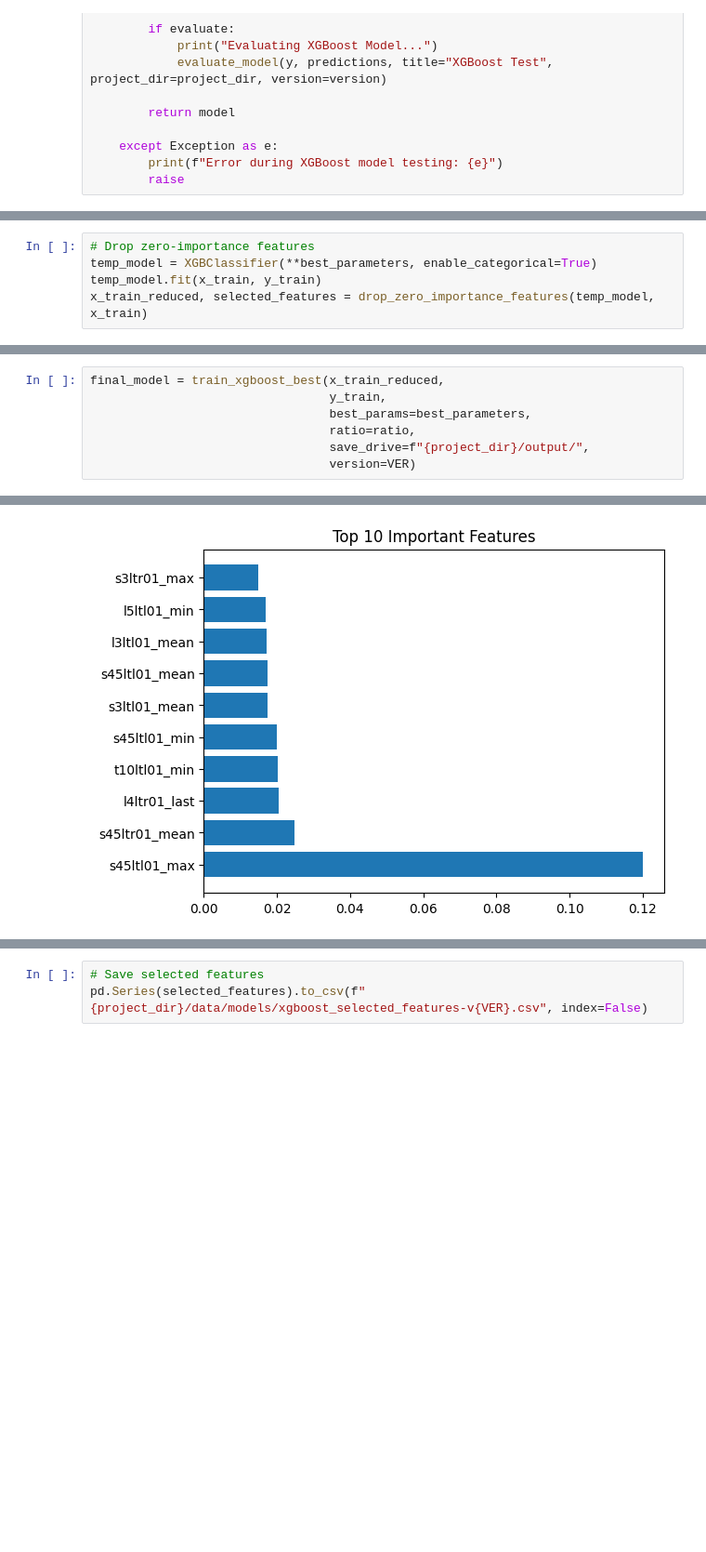
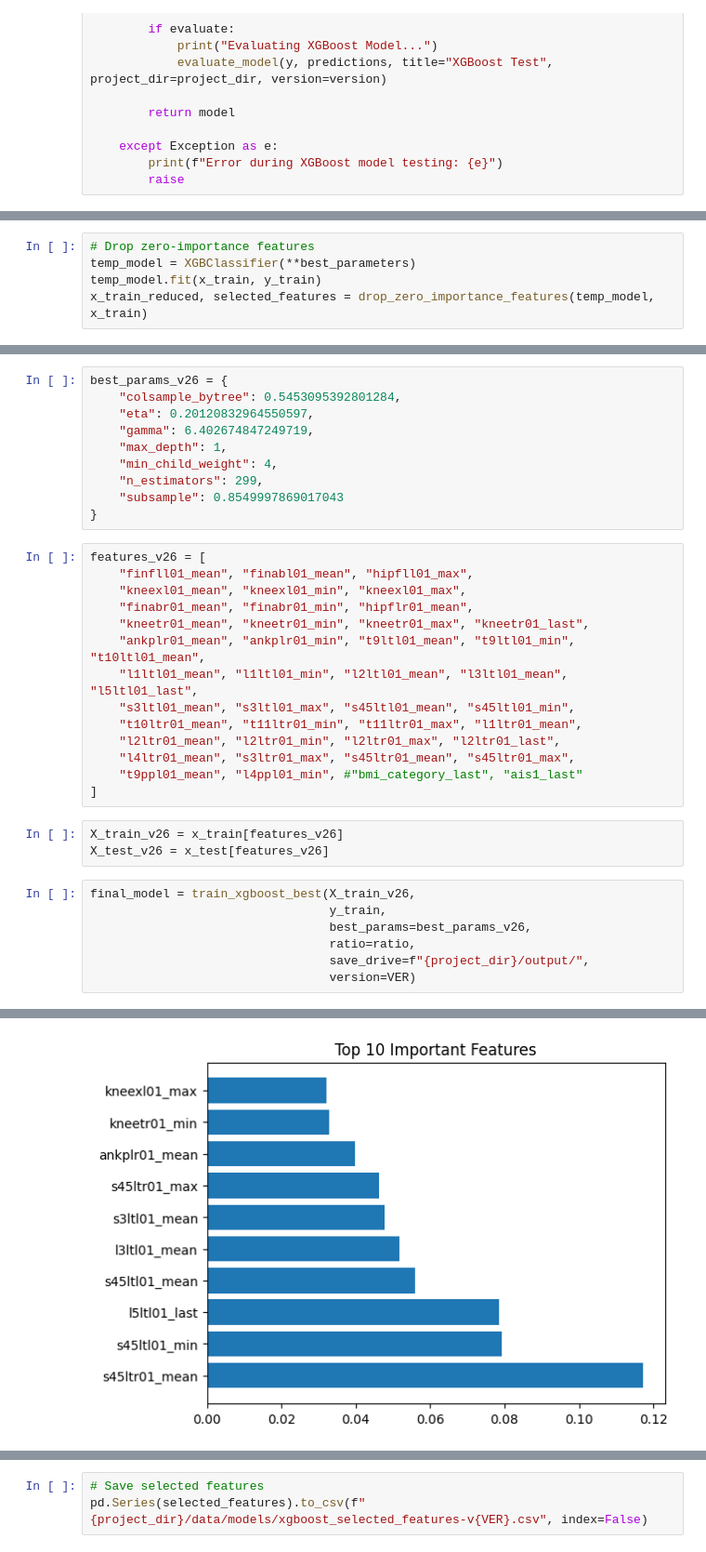
Before and after one commit to carrliitos/kaggle-ASIA_Functional_Track, a Jupyter notebook: notebooks/04_xgb.ipynb, the cells around one changed output, grey strips where cells are left out. Shown at 93% size. Cells and saved outputs as stored; diff of their text form; blank space fills up the shorter version.

```diff
--- a/notebooks/04_xgb.ipynb
+++ b/notebooks/04_xgb.ipynb
@@ -691,6 +690,6 @@ Best Parameters: {'colsample_bytree': np.float64(0.6428725293838617), 'eta': np.
 # %%
 # Drop zero-importance features
-temp_model = XGBClassifier(**best_parameters, enable_categorical=True)
+temp_model = XGBClassifier(**best_parameters)
 temp_model.fit(x_train, y_train)
 x_train_reduced, selected_features = drop_zero_importance_features(temp_model, x_train)
 # %% [output]
@@ -698,7 +701,34 @@ Selected 1710 features out of 1710
+# %%
+best_params_v26 = {
+    "colsample_bytree": 0.5453095392801284,
+    "eta": 0.20120832964550597,
+    "gamma": 6.402674847249719,
+    "max_depth": 1,
+    "min_child_weight": 4,
+    "n_estimators": 299,
+    "subsample": 0.8549997869017043
+}
+# %%
+features_v26 = [
+    "finfll01_mean", "finabl01_mean", "hipfll01_max",
+    "kneexl01_mean", "kneexl01_min", "kneexl01_max",
+    "finabr01_mean", "finabr01_min", "hipflr01_mean",
+    "kneetr01_mean", "kneetr01_min", "kneetr01_max", "kneetr01_last",
+    "ankplr01_mean", "ankplr01_min", "t9ltl01_mean", "t9ltl01_min", "t10ltl01_mean",
+    "l1ltl01_mean", "l1ltl01_min", "l2ltl01_mean", "l3ltl01_mean", "l5ltl01_last",
+    "s3ltl01_mean", "s3ltl01_max", "s45ltl01_mean", "s45ltl01_min",
+    "t10ltr01_mean", "t11ltr01_min", "t11ltr01_max", "l1ltr01_mean",
+    "l2ltr01_mean", "l2ltr01_min", "l2ltr01_max", "l2ltr01_last",
+    "l4ltr01_mean", "s3ltr01_max", "s45ltr01_mean", "s45ltr01_max",
+    "t9ppl01_mean", "l4ppl01_min", #"bmi_category_last", "ais1_last"
+]
+# %%
+X_train_v26 = x_train[features_v26]
+X_test_v26 = x_test[features_v26]
 # %%
-final_model = train_xgboost_best(x_train_reduced,
+final_model = train_xgboost_best(X_train_v26,
                                  y_train,
-                                 best_params=best_parameters,
+                                 best_params=best_params_v26,
                                  ratio=ratio,
                                  save_drive=f"{project_dir}/output/",
                                  version=VER)
@@ -712,4 +742,4 @@ Top 10 feature importance plot saved in ..//output//xgboost_top_10_feature_impor
-[figure, old version]
+[figure, new version]
 # %%
 export_model(model=final_model,
              model_name=f"XGBoost Model-V{VER}",
```
Also changed, not shown: parts of 13 cells of this notebook.
